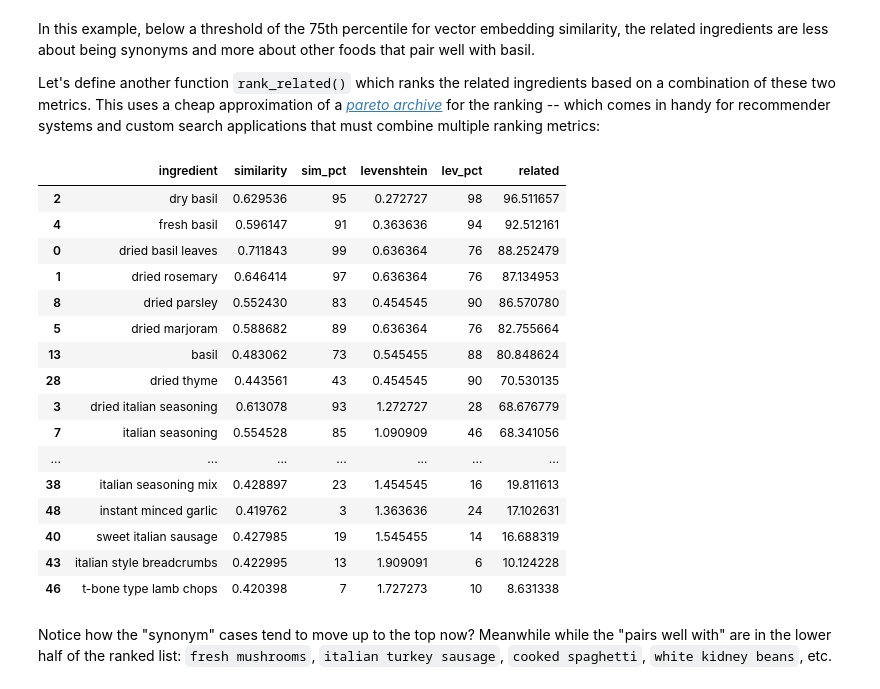
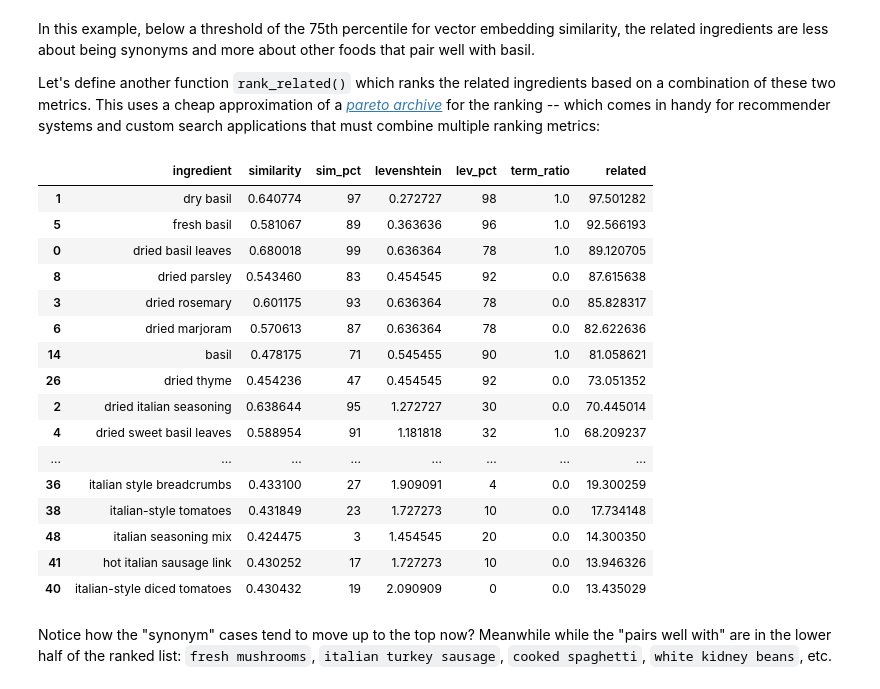
Before and after one commit to DerwenAI/kglab, a Jupyter notebook: examples/ex8_0.ipynb, the cells around one changed output. Cells and saved outputs as stored; diff of their text form; code cells hidden in the pictures.

```diff
--- a/examples/ex8_0.ipynb
+++ b/examples/ex8_0.ipynb
@@ -267,24 +275,25 @@ def rank_related (df):
     return df2.sort_values(by=["related"], ascending=False)
-# %%
-rank_related(df)
-# %% [output]
-|  | ingredient | similarity | sim_pct | levenshtein | lev_pct | related |
-| 2 | dry basil | 0.629536 | 95 | 0.272727 | 98 | 96.511657 |
-| 4 | fresh basil | 0.596147 | 91 | 0.363636 | 94 | 92.512161 |
-| 0 | dried basil leaves | 0.711843 | 99 | 0.636364 | 76 | 88.252479 |
-| 1 | dried rosemary | 0.646414 | 97 | 0.636364 | 76 | 87.134953 |
-| 8 | dried parsley | 0.552430 | 83 | 0.454545 | 90 | 86.570780 |
-| 5 | dried marjoram | 0.588682 | 89 | 0.636364 | 76 | 82.755664 |
-| 13 | basil | 0.483062 | 73 | 0.545455 | 88 | 80.848624 |
-| 28 | dried thyme | 0.443561 | 43 | 0.454545 | 90 | 70.530135 |
-| 3 | dried italian seasoning | 0.613078 | 93 | 1.272727 | 28 | 68.676779 |
-| 7 | italian seasoning | 0.554528 | 85 | 1.090909 | 46 | 68.341056 |
-| ... | ... | ... | ... | ... | ... | ... |
-| 38 | italian seasoning mix | 0.428897 | 23 | 1.454545 | 16 | 19.811613 |
-| 48 | instant minced garlic | 0.419762 | 3 | 1.363636 | 24 | 17.102631 |
-| 40 | sweet italian sausage | 0.427985 | 19 | 1.545455 | 14 | 16.688319 |
-| 43 | italian style breadcrumbs | 0.422995 | 13 | 1.909091 | 6 | 10.124228 |
-| 46 | t-bone type lamb chops | 0.420398 | 7 | 1.727273 | 10 | 8.631338 |
+# %%
+df = rank_related(df)
+df
+# %% [output]
+|  | ingredient | similarity | sim_pct | levenshtein | lev_pct | term_ratio | related |
+| 1 | dry basil | 0.640774 | 97 | 0.272727 | 98 | 1.0 | 97.501282 |
+| 5 | fresh basil | 0.581067 | 89 | 0.363636 | 96 | 1.0 | 92.566193 |
+| 0 | dried basil leaves | 0.680018 | 99 | 0.636364 | 78 | 1.0 | 89.120705 |
+| 8 | dried parsley | 0.543460 | 83 | 0.454545 | 92 | 0.0 | 87.615638 |
+| 3 | dried rosemary | 0.601175 | 93 | 0.636364 | 78 | 0.0 | 85.828317 |
+| 6 | dried marjoram | 0.570613 | 87 | 0.636364 | 78 | 0.0 | 82.622636 |
+| 14 | basil | 0.478175 | 71 | 0.545455 | 90 | 1.0 | 81.058621 |
+| 26 | dried thyme | 0.454236 | 47 | 0.454545 | 92 | 0.0 | 73.051352 |
+| 2 | dried italian seasoning | 0.638644 | 95 | 1.272727 | 30 | 0.0 | 70.445014 |
+| 4 | dried sweet basil leaves | 0.588954 | 91 | 1.181818 | 32 | 1.0 | 68.209237 |
+| ... | ... | ... | ... | ... | ... | ... | ... |
+| 36 | italian style breadcrumbs | 0.433100 | 27 | 1.909091 | 4 | 0.0 | 19.300259 |
+| 38 | italian-style tomatoes | 0.431849 | 23 | 1.727273 | 10 | 0.0 | 17.734148 |
+| 48 | italian seasoning mix | 0.424475 | 3 | 1.454545 | 20 | 0.0 | 14.300350 |
+| 41 | hot italian sausage link | 0.430252 | 17 | 1.727273 | 10 | 0.0 | 13.946326 |
+| 40 | italian-style diced tomatoes | 0.430432 | 19 | 2.090909 | 0 | 0.0 | 13.435029 |
 # %% [markdown]
 Notice how the "synonym" cases tend to move up to the top now?
 Meanwhile while the "pairs well with" are in the lower half of the ranked list: `fresh mushrooms`, `italian turkey sausage`, `cooked spaghetti`, `white kidney beans`, etc.
```
Also changed, not shown: parts of 6 cells of this notebook.
